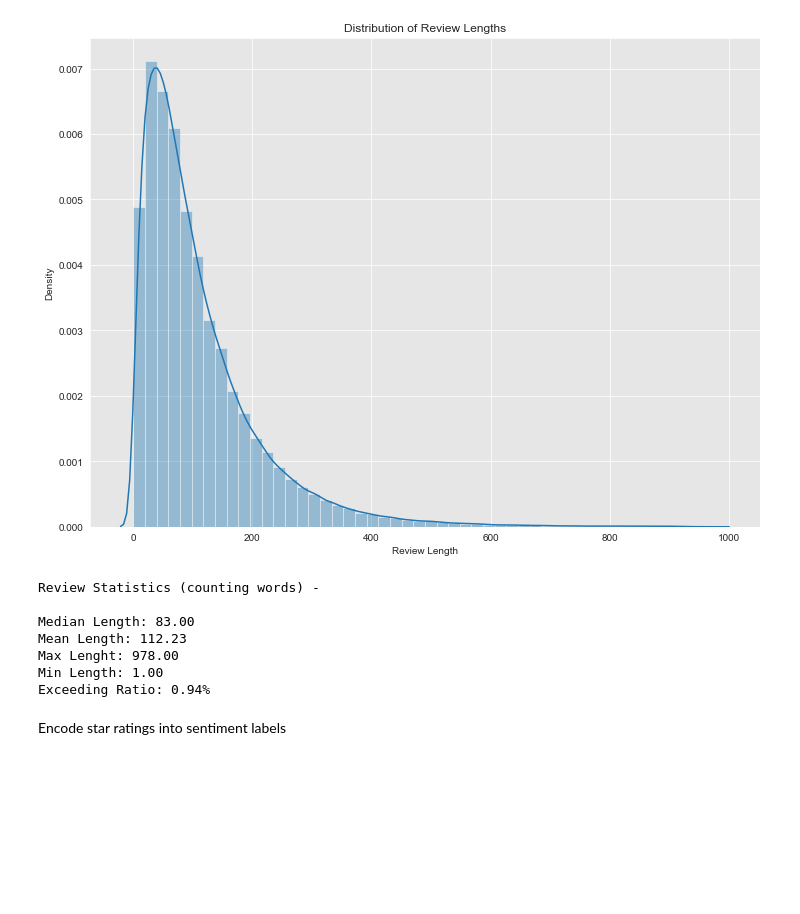
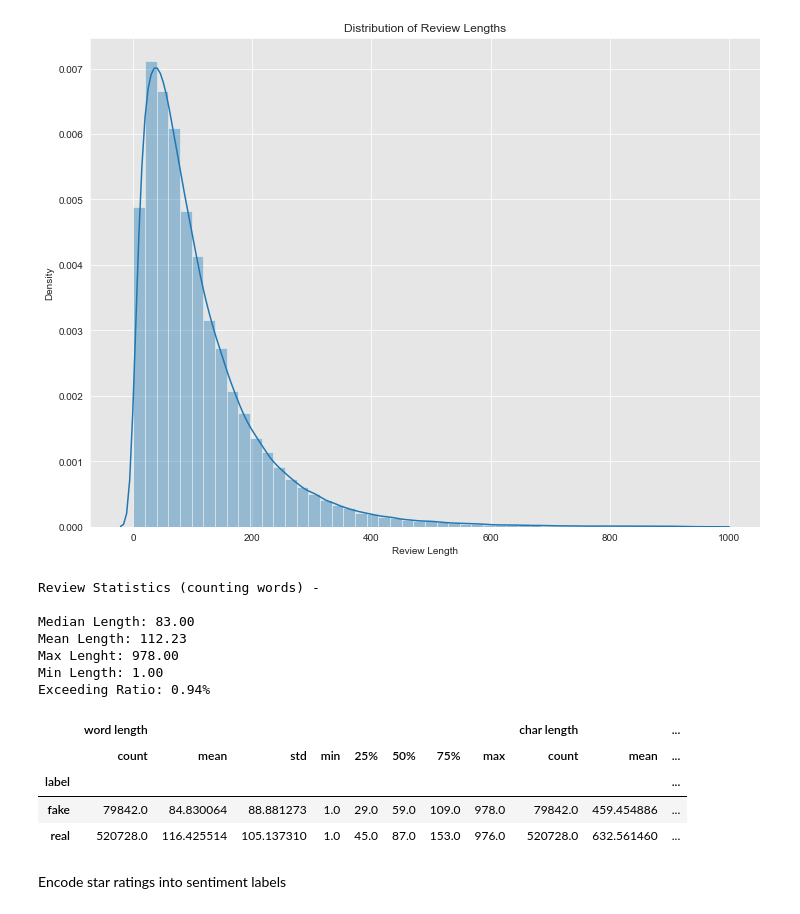
Before and after one commit to poffertje/TextMining, a Jupyter notebook: code/preprocessing.ipynb, the cells around one changed output. Cells and saved outputs as stored; diff of their text form; code cells hidden in the pictures; blank space fills up the shorter version.

```diff
--- a/code/preprocessing.ipynb
+++ b/code/preprocessing.ipynb
@@ -357,5 +359,6 @@ print(len(merged_zip.index))
 # %%
 all_words_new = merged_zip.review.str.split().str.len()
+all_charc_new = merged_zip.review.str.len()
 # %%
 plt.figure(figsize=FIG_SIZE)
 sns.distplot(all_words_new)
@@ -389,3 +392,20 @@ Mean Length: 112.23
 Max Lenght: 978.00
 Min Length: 1.00
 Exceeding Ratio: 0.94%
+# %%
+merged_zip_analysis = merged_zip.copy()
+# %%
+merged_zip_analysis['char length'] = all_charc_new
+merged_zip_analysis['word length'] = all_words_new
+# %%
+merged_zip_analysis['label'] = merged_zip_analysis['label'].replace(to_replace = -1, value = "fake")
+merged_zip_analysis['label'] = merged_zip_analysis['label'].replace(to_replace = 1, value = "real")
+# %%
+analysis = merged_zip_analysis.groupby('label')[['word length', 'char length']].describe()
+analysis
+# %% [output]
+|  | word length |  |  |  |  |  |  |  | char length |  | ... |
+|  | count | mean | std | min | 25% | 50% | 75% | max | count | mean | ... |
+| label |  |  |  |  |  |  |  |  |  |  | ... |
+| fake | 79842.0 | 84.830064 | 88.881273 | 1.0 | 29.0 | 59.0 | 109.0 | 978.0 | 79842.0 | 459.454886 | ... |
+| real | 520728.0 | 116.425514 | 105.137310 | 1.0 | 45.0 | 87.0 | 153.0 | 976.0 | 520728.0 | 632.561460 | ... |
```
Also changed, not shown: parts of 9 cells of this notebook, 3 other files.
